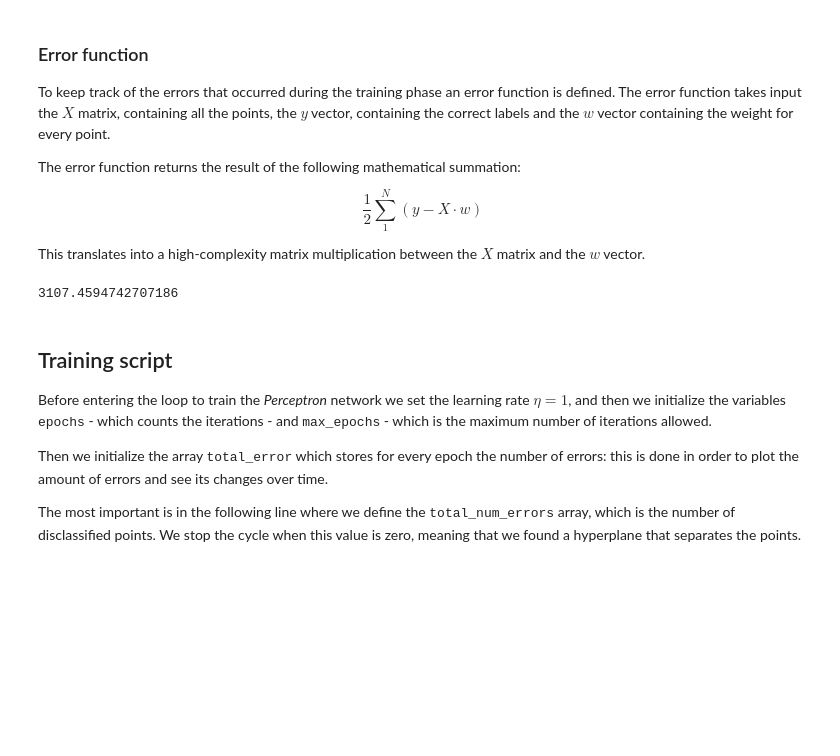
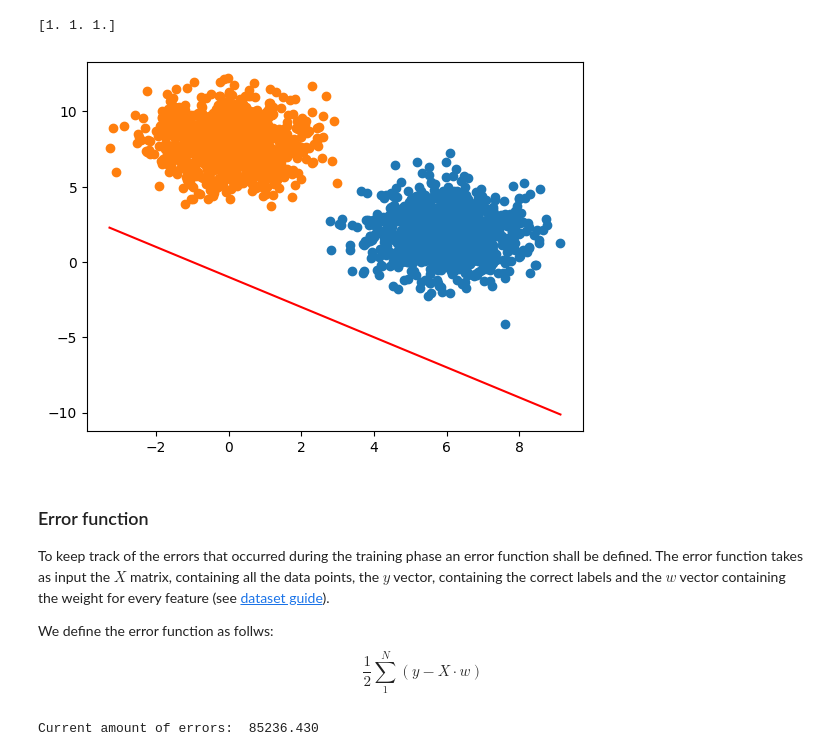
Before and after one commit to imAlessas/machine-learning, a Jupyter notebook: algorithms/perceptron/PLA-error-plots.ipynb, the cells around one changed output. Drawn from its saved outputs; the diff is of its cells as text; code cells hidden in the pictures; blank space fills up the shorter version.

```diff
--- a/algorithms/perceptron/PLA-error-plots.ipynb
+++ b/algorithms/perceptron/PLA-error-plots.ipynb
@@ -67,28 +9,73 @@ Norm of w: 1.401
+# %%
+import numpy as np
+import matplotlib.pyplot as plt
+
+# pseudo-random number generator
+np.random.seed(314)
+
+# generate 1000 points per class
+N = 1000
+
+# generates first and second feature of class 1
+X1_1 = np.random.normal(loc = 6, scale = 1, size = N)
+
+X1_2 = np.random.normal(loc = 2, scale = 1.5, size=N)
+
+# labels of the points for class 1
+y1 = np.ones(N)
+
+
+# generates first and second feature of class 2
+X2_1 = np.random.normal(loc = 0, scale = 1, size = N)
+
+X2_2 = np.random.normal(loc = 8, scale = 1.5, size = N)
+
+# labels of the points for class 2
+y2 = - np.ones(N)
+
+# plots the sets of points
+plt.scatter(X1_1, X1_2)
+plt.scatter(X2_1, X2_2)
+
+
+# generates w = [w0, ..., wn]
+w = np.random.uniform(low = 1, size = 3)
+print(w)
+
+# plots the initial setup
+plt.plot([np.min(X2_1), np.max(X1_1)], # defines coordinates of the line
+         [np.min(X2_1) * (-w[1]/w[2]) - w[0]/w[2], np.max(X1_1) * (-w[1]/w[2]) - w[0]/w[2]], # defines y = mx + q
+         color='red')
+
+# bias feature
+X0 = np.ones(N * 2)
+
+# features of the dataset
+X1 = np.concatenate((X1_1, X2_1))
+X2 = np.concatenate((X1_2, X2_2))
+
+# feature matrix
+X = np.stack((X0, X1, X2), axis=1)
+
+# labels
+y = np.concatenate((y1, y2))
+# %% [output]
+[1. 1. 1.]
+[figure, added]
 # %% [markdown]
 ### Error function
 
-To keep track of the errors that occurred during the training phase an error function is defined. The error function takes input the $X$ matrix, containing all the points, the $y$ vector, containing the correct labels and the $w$ vector containing the weight for every point.
+To keep track of the errors that occurred during the training phase an error function shall be defined. The error function takes as input the $X$ matrix, containing all the data points, the $y$ vector, containing the correct labels and the $w$ vector containing the weight for every feature (see [dataset guide](../dataset-guide.ipynb)).
 
-The error function returns the result of the following mathematical summation:
-
+We define the error function as follws:
 $$
     \frac{1}{2}\sum_1^N (y - X\cdot w)
 $$
-
-This translates into a high-complexity matrix multiplication between the $X$ matrix and the $w$ vector.
 # %%
-def error_w(X, y, w):
+def sum_distance_error(X, y, w):
     error = np.sum(np.square(y - np.dot(X, w))) / 2
     return error
 
-error_w(X, y, w)
+print(f"Current amount of errors:  {sum_distance_error(X, y, w):.3f}")
 # %% [output]
-3107.4594742707186
+Current amount of errors:  85236.430
-# %% [markdown]
-## Training script
-
-Before entering the loop to train the _Perceptron_ network we set the learning rate $\eta = 1$, and then we initialize the variables <tt>epochs</tt> - which counts the iterations - and <tt>max_epochs</tt> - which is the maximum number of iterations allowed.
-
-Then we initialize the array <tt>total_error</tt> which stores for every epoch the number of errors: this is done in order to plot the amount of errors and see its changes over time.
-
-The most important is in the following line where we define the <tt>total_num_errors</tt> array, which is the number of disclassified points. We stop the cycle when this value is zero, meaning that we found a hyperplane that separates the points.
```
Also changed, not shown: parts of 14 cells of this notebook, 1 other file.
